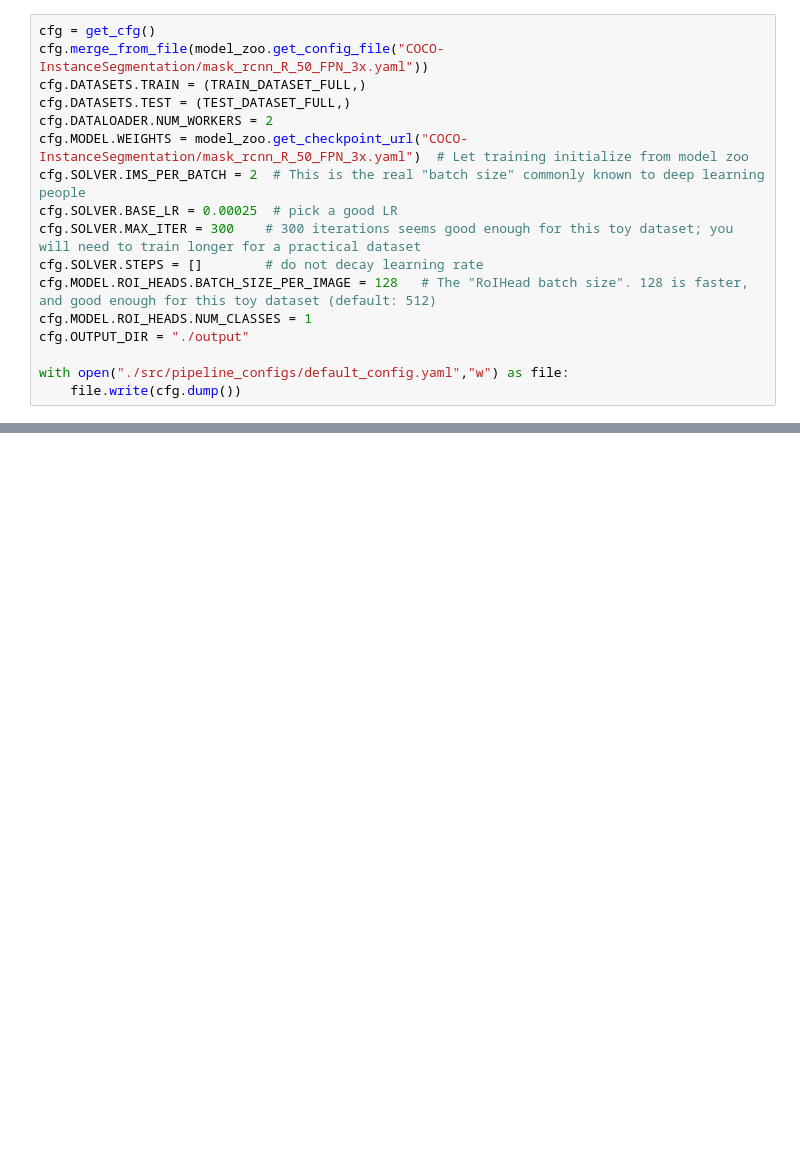
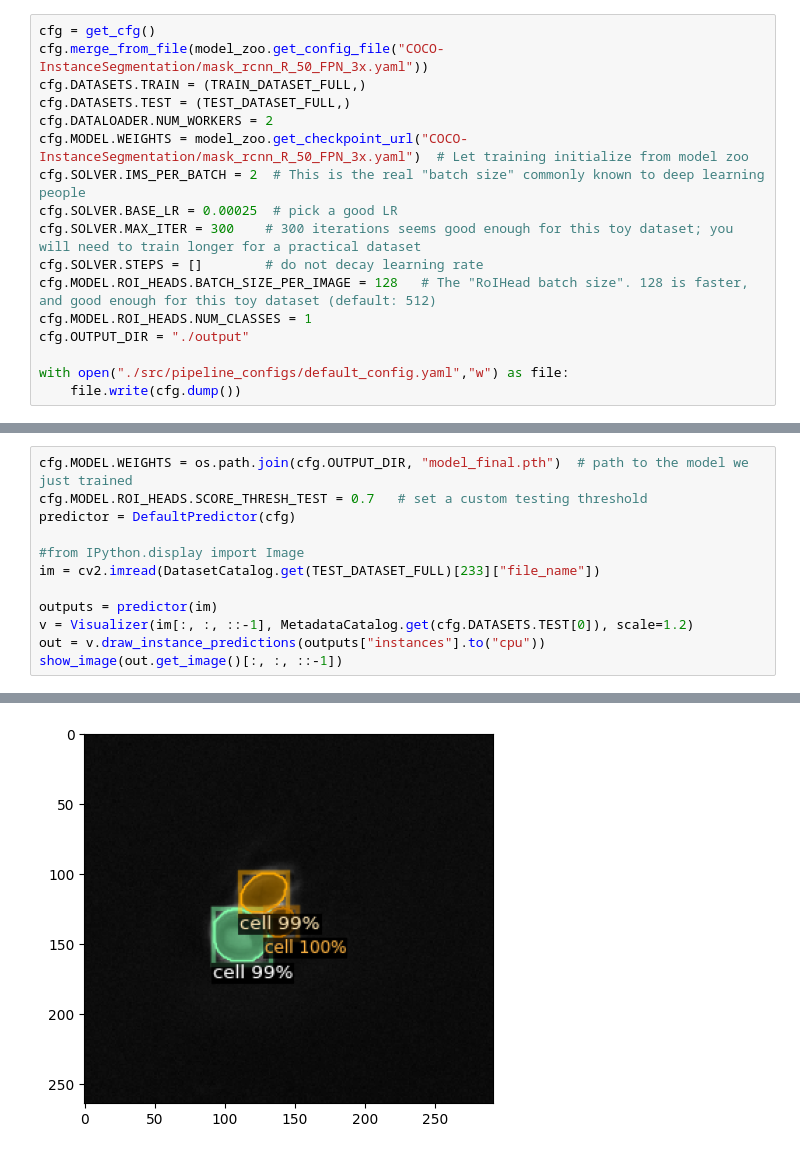
Before and after one commit to SchmollerLab/activeInstanceSegment, a Jupyter notebook: degugging_pipeline.ipynb, the cells around one changed output, grey strips where cells are left out. Cells and saved outputs as stored; diff of their text form; blank space fills up the shorter version.

```diff
--- a/degugging_pipeline.ipynb
+++ b/degugging_pipeline.ipynb
@@ -226,0 +296,13 @@ outputs
+# %%
+cfg.MODEL.WEIGHTS = os.path.join(cfg.OUTPUT_DIR, "model_final.pth")  # path to the model we just trained
+cfg.MODEL.ROI_HEADS.SCORE_THRESH_TEST = 0.7   # set a custom testing threshold
+predictor = DefaultPredictor(cfg)
+
+#from IPython.display import Image
+im = cv2.imread(DatasetCatalog.get(TEST_DATASET_FULL)[233]["file_name"])
+
+outputs = predictor(im)
+v = Visualizer(im[:, :, ::-1], MetadataCatalog.get(cfg.DATASETS.TEST[0]), scale=1.2)
+out = v.draw_instance_predictions(outputs["instances"].to("cpu"))
+show_image(out.get_image()[:, :, ::-1])
+# %% [output]
@@ -226,0 +311 @@ outputs
+[figure, added]
```
Also changed, not shown: parts of 15 cells of this notebook, 1 other file.
